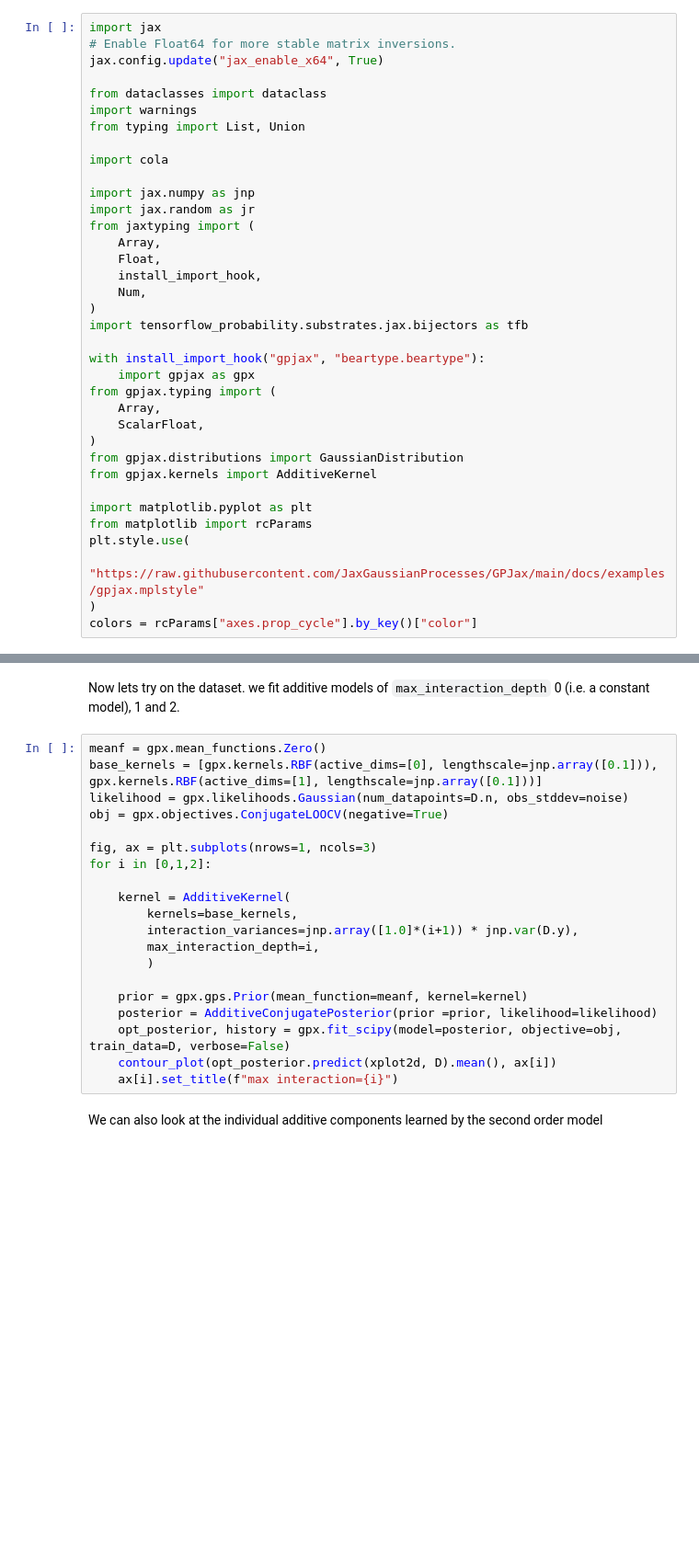
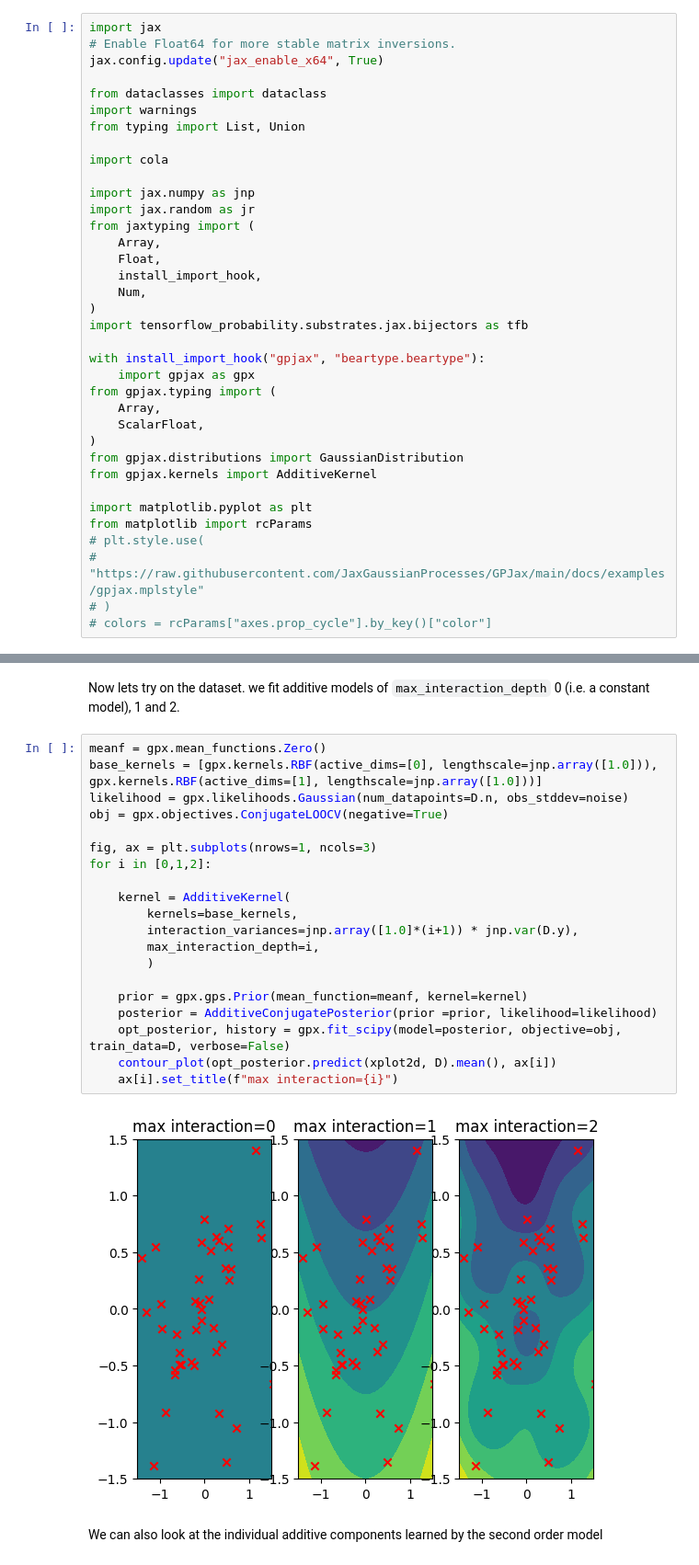
Before and after one commit to JaxGaussianProcesses/GPJax, a Jupyter notebook: docs/examples/OAK.ipynb, the cells around one changed output, grey strips where cells are left out. Shown at 92% size. Drawn from its saved outputs; the diff is of its cells as text; blank space fills up the shorter version.

```diff
--- a/docs/examples/OAK.ipynb
+++ b/docs/examples/OAK.ipynb
@@ -33,10 +33,10 @@ from gpjax.kernels import AdditiveKernel
 
 import matplotlib.pyplot as plt
 from matplotlib import rcParams
-plt.style.use(
-    "https://raw.githubusercontent.com/JaxGaussianProcesses/GPJax/main/docs/examples/gpjax.mplstyle"
-)
-colors = rcParams["axes.prop_cycle"].by_key()["color"]
+# plt.style.use(
+#     "https://raw.githubusercontent.com/JaxGaussianProcesses/GPJax/main/docs/examples/gpjax.mplstyle"
+# )
+# colors = rcParams["axes.prop_cycle"].by_key()["color"]
 # %%
 # prepare some plotting utilities
 x1_plot, x2_plot = jnp.meshgrid(jnp.linspace(-1.5,1.5,50), jnp.linspace(-1.5,1.5,50))
@@ -129,24 +117,26 @@ class AdditiveConjugatePosterior(gpx.gps.ConjugatePosterior):
 Now lets try on the dataset. we fit additive models of `max_interaction_depth` 0 (i.e. a constant model), 1 and 2.
 # %%
 meanf = gpx.mean_functions.Zero()
-base_kernels = [gpx.kernels.RBF(active_dims=[0], lengthscale=jnp.array([0.1])), gpx.kernels.RBF(active_dims=[1], lengthscale=jnp.array([0.1]))]
+base_kernels = [gpx.kernels.RBF(active_dims=[0], lengthscale=jnp.array([1.0])), gpx.kernels.RBF(active_dims=[1], lengthscale=jnp.array([1.0]))]
 likelihood = gpx.likelihoods.Gaussian(num_datapoints=D.n, obs_stddev=noise)
 obj = gpx.objectives.ConjugateLOOCV(negative=True)
 
 fig, ax = plt.subplots(nrows=1, ncols=3)
 for i in [0,1,2]:
 
     kernel = AdditiveKernel(
         kernels=base_kernels,
         interaction_variances=jnp.array([1.0]*(i+1)) * jnp.var(D.y),
         max_interaction_depth=i,
         )
 
     prior = gpx.gps.Prior(mean_function=meanf, kernel=kernel)
     posterior = AdditiveConjugatePosterior(prior =prior, likelihood=likelihood)
     opt_posterior, history = gpx.fit_scipy(model=posterior, objective=obj, train_data=D, verbose=False)
     contour_plot(opt_posterior.predict(xplot2d, D).mean(), ax[i])
     ax[i].set_title(f"max interaction={i}")
+# %% [output]
+[figure, added]
 # %% [markdown]
 We can also look at the individual additive components learned by the second order model
 # %%
```
Also changed, not shown: parts of 4 cells of this notebook.
